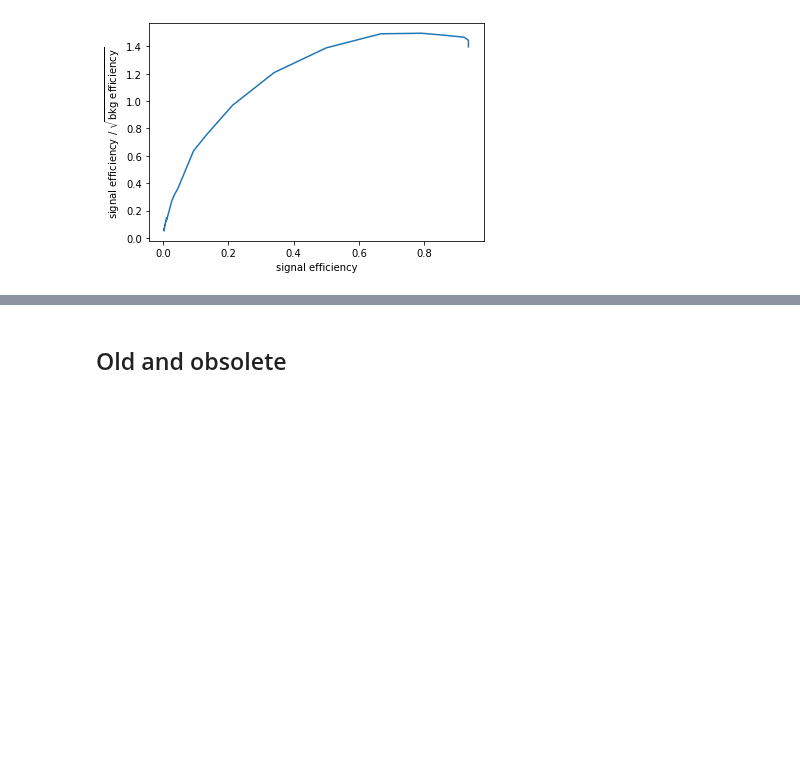
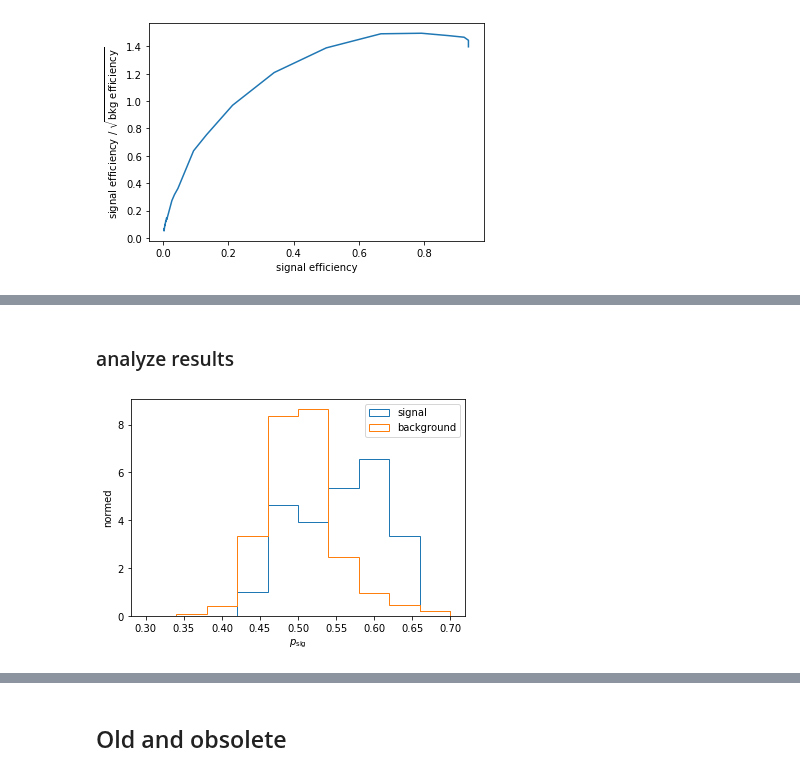
Before and after one commit to matteoettam09/i-flow, a Jupyter notebook: DensityEstimation/RnD_dataset.ipynb, the cells around one changed output, grey strips where cells are left out. Drawn from its saved outputs; the diff is of its cells as text; code cells hidden in the pictures; blank space fills up the shorter version.

```diff
--- a/DensityEstimation/RnD_dataset.ipynb
+++ b/DensityEstimation/RnD_dataset.ipynb
@@ -686,0 +790,12 @@ plt.show()
+# %% [markdown]
+### analyze results
+# %%
+opt = {'range': (0.3, 0.7), 'histtype': 'step', 'density': True}
+plt.hist(data_sig.sig_prob[data_sig.signal], label='signal', **opt)
+plt.hist(data_sig.sig_prob[~data_sig.signal], label='background', **opt)
+plt.xlabel('$p_\mathrm{sig}$')
+plt.ylabel('normed')
+plt.legend()
+plt.show()
+# %% [output]
+[figure, added]
```
Also changed, not shown: parts of 18 cells of this notebook.
